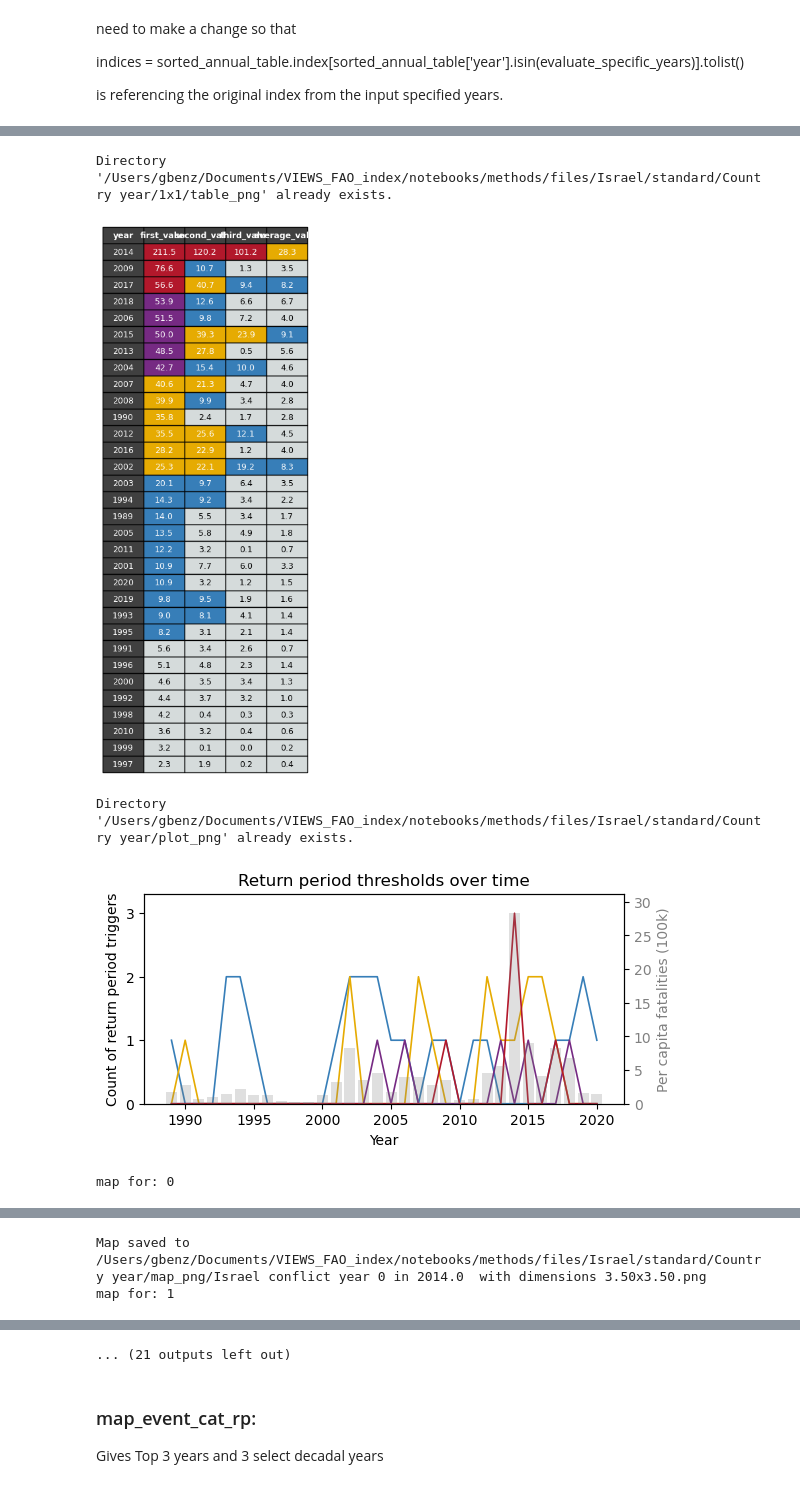
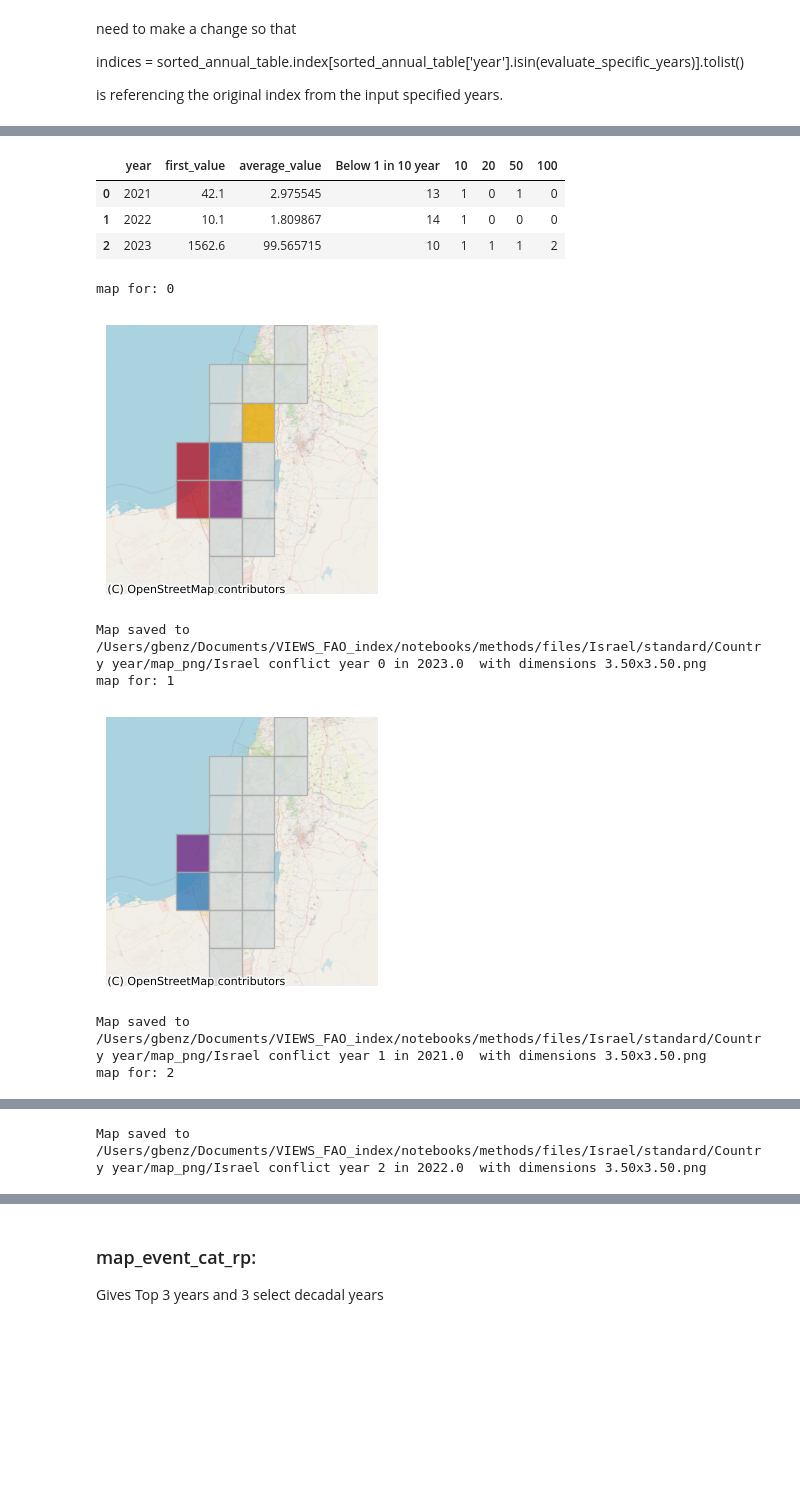
Before and after one commit to prio-data/VIEWS_FAO_index, a Jupyter notebook: notebooks/methods/summary_graphics.ipynb, the cells around one changed output, grey strips where cells are left out. Cells and saved outputs as stored; diff of their text form; code cells hidden in the pictures; blank space fills up the shorter version.

Commit message:
allows for out of sample analysis

```diff
--- a/notebooks/methods/summary_graphics.ipynb
+++ b/notebooks/methods/summary_graphics.ipynb
@@ -70,5 +51,6 @@ The base directory will be set to: /Users/gbenz/Documents/VIEWS_FAO_index
 # %%
-data = give_primary_frame('Fatalities_fao_pgm', 'cm_properties', 1988, 2021)
+conflict_history = give_primary_frame('Fatalities_fao_pgm', 'cm_properties', 1988, 2021)
+conflict_explore = give_primary_frame('Fatalities_fao_pgm', 'cm_properties', 2020, 2024)
 # %% [output]
 Queryset Fatalities_fao_pgm read successfully
 Queryset cm_properties read successfully
@@ -135,18 +139,3 @@ if method == 'smoothing':
 print(sort_annual_report_by)
 # %% [output]
 first_value
-# %%
-
-conflict_profile, x, y, z = insurance_files(data_working_copy, country, method, return_period, aggregation_unit=aggregation)
-
-print(x.head(10))
-print('y dataframe')
-print(y)
-print('z dataframe:')
-print(z)
-
-max_year = max(x['year'])
-min_year = min(x['year'])
-
-print(max_year)
-print(min_year)
@@ -171,5 +190,5 @@ saving main dataframe table to: /Users/gbenz/Documents/VIEWS_FAO_index/notebooks
 # %%
-info_df, color_scheme = generate_and_give_info_dataframe(z, return_period, value_field, insurance_attribute)
+info_df, color_scheme = generate_and_give_info_dataframe(hist_z, return_period, value_field, insurance_attribute)
 print(info_df)
 # %% [output]
    Return Period          Range    Color               Label
@@ -229,35 +345,38 @@ indices = sorted_annual_table.index[sorted_annual_table['year'].isin(evaluate_sp
 
 is referencing the original index from the input specified years.
 # %%
-#produces graphics, tables, and maps for the CELL TYPE RETURN PERIOD:
-y_rows = y.shape[0]
-#make the insurance table columns lowercase to keep in line with JPR standards:
-z.columns = z.columns.str.lower()
-print(z)
-#-----This is setting up things to export a map---------------------------------------------------------------
-sorted_annual_table = query_and_sort_annual_table(y, field_to_sort=sort_annual_report_by, number_of_rows=y_rows)
+# #produces graphics, tables, and maps for the CELL TYPE RETURN PERIOD:
+y_rows = expl_y.shape[0]
+# #make the insurance table columns lowercase to keep in line with JPR standards:
+hist_z_limited.columns = hist_z_limited.columns.str.lower()
+# print(z)
+# #-----This is setting up things to export a map---------------------------------------------------------------
+sorted_annual_table = query_and_sort_annual_table(expl_y, field_to_sort=sort_annual_report_by, number_of_rows=y_rows)
 sorted_annual_table.iloc[:, 1:] = sorted_annual_table.iloc[:, 1:].round(1)
 sorted_annual_table = sorted_annual_table.reset_index(drop=True)
+# #Not as applicable for the Review Years / Predictions which will be standard (I think)
+# #--------------------------------------------------------------------------------------------------------------
 
 filtered_colors = filtered_info['Color'].tolist()
 lineplot_colors = filtered_colors[1:]
-image_save_returnperiodtable(z, color_scheme, insurance_attribute, country, method, return_period, aggregation=aggregation, figure_height=1.75, figure_width=2.5,) #input_table = Jerry_table
+image_save_returnperiodtable(hist_z_limited, color_scheme, insurance_attribute, country, method, returnperiodmethod=return_period, aggregation=aggregation, figure_height=1.75, figure_width=2.5,) #input_table = Jerry_table
+display(merged_annual_summary)
     #image_save_map_E_i(gdf_merged, cleaned_thresholds, cleaned_labels, filtered_info_upto30, country, 'Aggregation', 'Cell', year_to_eval, '3', figure_height=3.5, figure_width=3.5)
-plot_and_colorize_annual_table(sorted_annual_table, filtered_info, country, method, return_period, aggregation=aggregation, figure_height=5.5, figure_width=4.0)
-plot_histogram_with_lineplot_4(x, filtered_info, country, method, return_period, aggregation=aggregation, value_field=value_field, labels_to_omit='Below 1 in 10 year', figure_height=3.0, figure_width=6.0)
+#plot_and_colorize_annual_table(sorted_annual_table, filtered_info, country, method, return_period, aggregation=aggregation, figure_height=5.5, figure_width=4.0)
+#plot_histogram_with_lineplot_4(x, filtered_info, country, method, return_period, aggregation=aggregation, value_field=value_field, labels_to_omit='Below 1 in 10 year', figure_height=3.0, figure_width=6.0)
 
-
+#Do this for the historic -- Or draw on already processed data
 gdf = retrieve_geodataframe(aggregation)
 for annual_event in range(min(10, y_rows)):
         print(f'map for: {annual_event}')
         year_to_eval = define_year_to_map(sorted_annual_table, annual_event)
-        gdf_merged = query_geodataframe(gdf, x, year_to_eval, field=value_field)
+        gdf_merged = query_geodataframe(gdf, expl_x, year_to_eval, field=value_field)
         image_save_map_E_i(gdf_merged, cleaned_thresholds, cleaned_labels, filtered_info, country, method, return_period, year_to_eval, aggregation, field=value_field, country_label='no', figure_height=3.5, figure_width=3.5, year_id=annual_event)
 
 evaluate_specific_years = [2000, 2010, 2020]
 indices = sorted_annual_table.index[sorted_annual_table['year'].isin(evaluate_specific_years)].tolist()
 
-
+#Use this for the comparative analysis type (predictions or out_of_sample)
 for specific_year in indices:
         print(f'map for: {specific_year}')
         year_to_eval = define_year_to_map(sorted_annual_table, specific_year)
@@ -276,5 +388,11 @@ Directory '/Users/gbenz/Documents/VIEWS_FAO_index/notebooks/methods/files/Israel
+|  | year | first_value | average_value | Below 1 in 10 year | 10 | 20 | 50 | 100 |
+| 0 | 2021 | 42.1 | 2.975545 | 13 | 1 | 0 | 1 | 0 |
+| 1 | 2022 | 10.1 | 1.809867 | 14 | 1 | 0 | 0 | 0 |
+| 2 | 2023 | 1562.6 | 99.565715 | 10 | 1 | 1 | 1 | 2 |
-Directory '/Users/gbenz/Documents/VIEWS_FAO_index/notebooks/methods/files/Israel/standard/Country year/1x1/table_png' already exists.
+map for: 0
-[figure, old version]
+[figure, new version]
-Directory '/Users/gbenz/Documents/VIEWS_FAO_index/notebooks/methods/files/Israel/standard/Country year/plot_png' already exists.
+Map saved to /Users/gbenz/Documents/VIEWS_FAO_index/notebooks/methods/files/Israel/standard/Country year/map_png/Israel conflict year 0 in 2023.0  with dimensions 3.50x3.50.png
+map for: 1
-[figure, old version]
+[figure, new version]
-map for: 0
+Map saved to /Users/gbenz/Documents/VIEWS_FAO_index/notebooks/methods/files/Israel/standard/Country year/map_png/Israel conflict year 1 in 2021.0  with dimensions 3.50x3.50.png
+map for: 2
@@ -282,2 +400 @@ map for: 0
-Map saved to /Users/gbenz/Documents/VIEWS_FAO_index/notebooks/methods/files/Israel/standard/Country year/map_png/Israel conflict year 0 in 2014.0  with dimensions 3.50x3.50.png
-map for: 1
+Map saved to /Users/gbenz/Documents/VIEWS_FAO_index/notebooks/methods/files/Israel/standard/Country year/map_png/Israel conflict year 2 in 2022.0  with dimensions 3.50x3.50.png
@@ -288,4 +401,3 @@ map for: 2
-... (21 outputs left out)
 # %% [markdown]
 ### map_event_cat_rp:
 
```
Also changed, not shown: parts of 13 cells of this notebook.
